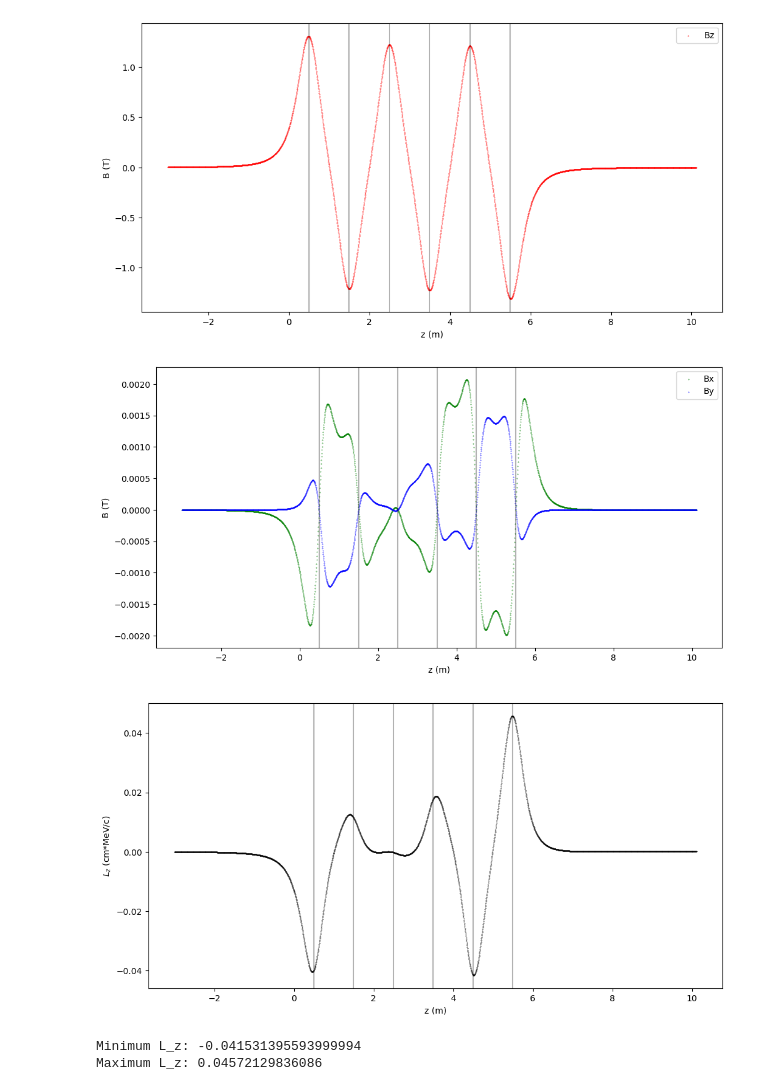
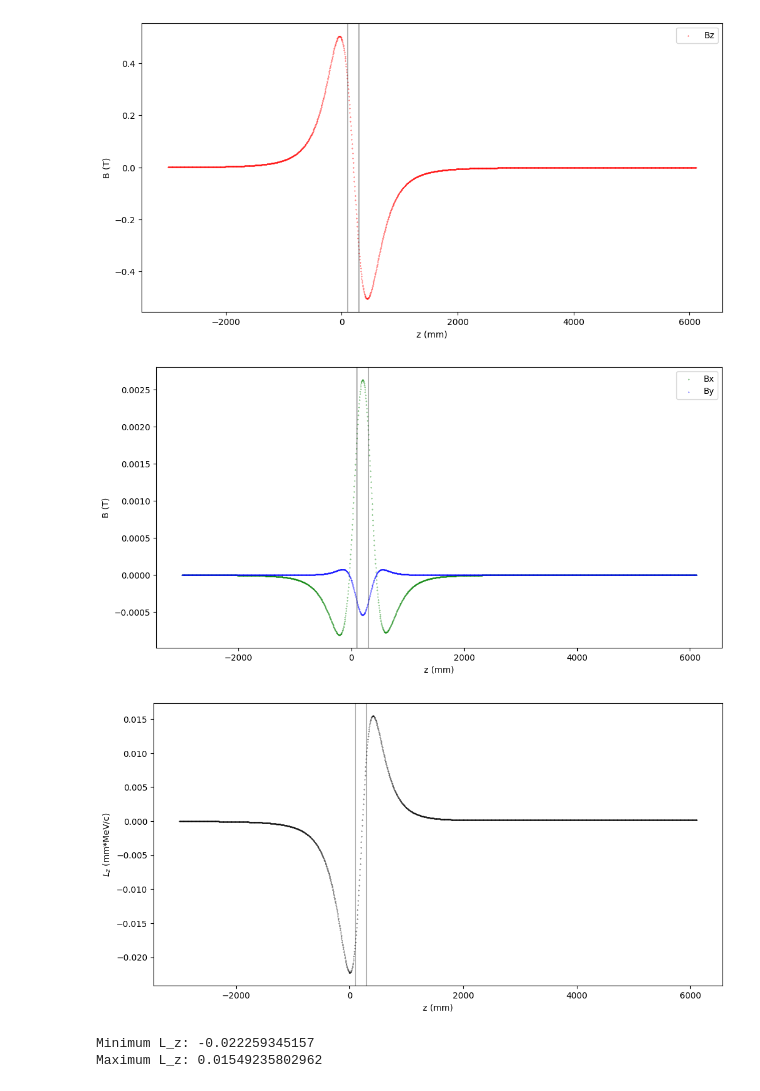
Before and after one commit to criggall/muon-cooling, a Jupyter notebook: Solenoid-Study/plotter-ref-particle.ipynb, the cells around one changed output. Saved outputs shown, nothing was run; the diff lists cells and outputs as text; code cells hidden in the pictures.

```diff
--- a/Solenoid-Study/plotter-ref-particle.ipynb
+++ b/Solenoid-Study/plotter-ref-particle.ipynb
@@ -17,7 +17,10 @@ data = np.loadtxt(dir+'AllTracks.txt')
 eventID = 1 # with initial conditions
 
 # Number of solenoids in sim:
-n = 6
+n = 2
+
+# Distance between coil centers (mm):
+d = 200
 # %%
 # Values along channel:
 x_vals = []; y_vals = []; z_vals = []
@@ -29,15 +32,15 @@ Lz_vals = []
 for i in range(data.shape[0]):
     id = data[i][8]
     if id == eventID:
-        x = data[i][0]*0.1; y = data[i][1]*0.1  # mm -> cm
+        x = data[i][0]*0.1; y = data[i][1] # mm
         x_vals.append(x)
         y_vals.append(y)
-        z = data[i][2]*0.001 # mm -> m
+        z = data[i][2] # mm
         z_vals.append(z)
         r = np.sqrt(x**2+y**2)
         r_vals.append(r)
-        px = data[i][3]; py = data[i][4]; pz = data[i][5]
-        px_vals.append(px) # MeV/c
+        px = data[i][3]; py = data[i][4]; pz = data[i][5] # MeV/c
+        px_vals.append(px)
         py_vals.append(py)
         pz_vals.append(pz)
         ptotal_vals.append(np.sqrt(px**2+py**2+pz**2))
@@ -53,39 +56,39 @@ for i in range(data.shape[0]):
 # Plot Bz along z:
 plt.figure(figsize = (12,6))
 for i in range(n):
-    plt.axvline(x=0.5+i*1,color='black',alpha=0.3)
+    plt.axvline(x=d/2+i*d,color='black',alpha=0.3)
 plt.scatter(z_vals,Bz_vals,color='red',label='Bz',s=0.1)
-plt.xlabel('z (m)')
+plt.xlabel('z (mm)')
 plt.ylabel('B (T)')
 plt.legend()
 # plt.savefig(dir+'Bz.png',dpi=300)
 plt.show()
 # %% [output]
-[figure, old version]
+[figure, new version]
 # %%
 # Plot Bx, By along z:
 plt.figure(figsize = (12,6))
 for i in range(n):
-    plt.axvline(x=0.5+i*1,color='black',alpha=0.3)
+    plt.axvline(x=d/2+i*d,color='black',alpha=0.3)
 plt.scatter(z_vals,Bx_vals,color='green',label='Bx',s=0.1)
 plt.scatter(z_vals,By_vals,color='blue',label='By',s=0.1)
-plt.xlabel('z (m)')
+plt.xlabel('z (mm)')
 plt.ylabel('B (T)')
 plt.legend()
 plt.show()
 # %% [output]
-[figure, old version]
+[figure, new version]
 # %%
 # Plot Lz along z:
 plt.figure(figsize = (12,6))
 for i in range(n):
-    plt.axvline(x=0.5+i*1,color='black',alpha=0.3)
+    plt.axvline(x=d/2+i*d,color='black',alpha=0.3)
 plt.scatter(z_vals,Lz_vals,color='black',s=0.1)
-plt.xlabel('z (m)')
-plt.ylabel('$L_z$ (cm*MeV/c)')
+plt.xlabel('z (mm)')
+plt.ylabel('$L_z$ (mm*MeV/c)')
 plt.show()
 # %% [output]
-[figure, old version]
+[figure, new version]
 # %%
 # Find min and max Lz:
 min_Lz = np.min(Lz_vals)
@@ -93,8 +96,8 @@ max_Lz = np.max(Lz_vals)
 print(f'Minimum L_z: {min_Lz}')
 print(f'Maximum L_z: {max_Lz}')
 # %% [output]
-Minimum L_z: -0.041531395593999994
-Maximum L_z: 0.04572129836086
+Minimum L_z: -0.022259345157
+Maximum L_z: 0.01549235802962
 # %%
 # Plot x, y along z:
 plt.figure(figsize = (12,6))
```
Also changed, not shown: parts of 7 cells of this notebook, 23 other files.
